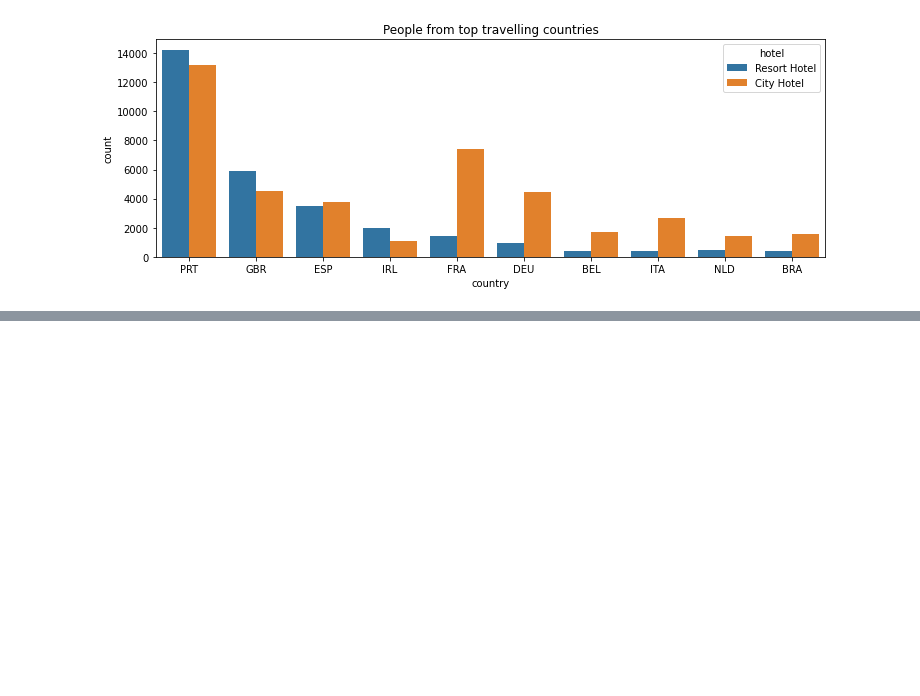
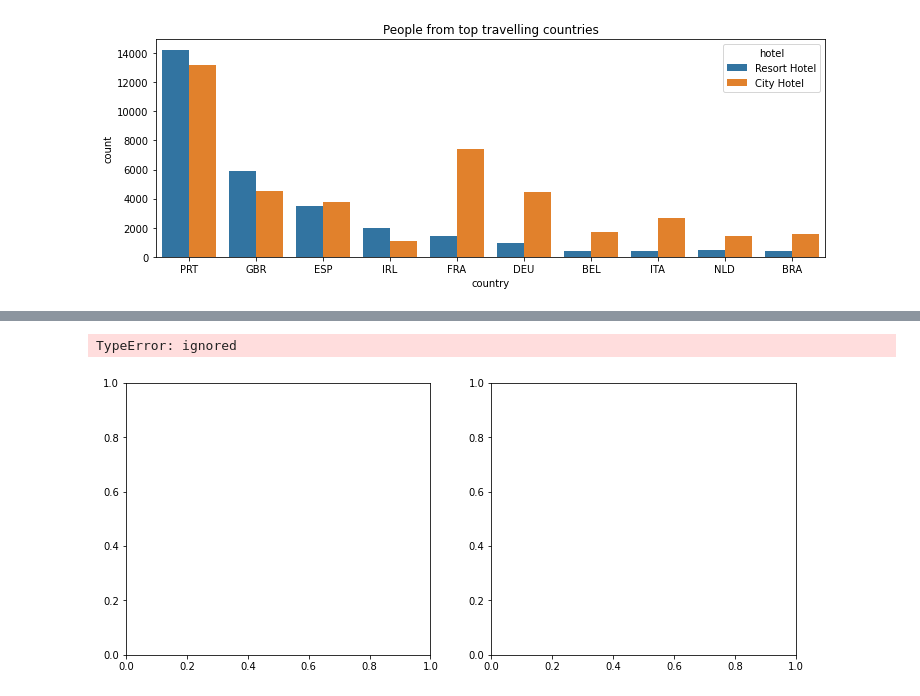
Before and after one commit to Meghanah97/Individual-project-hotel-booking-analysis, a Jupyter notebook: Hotel_Booking_Analysis_Capstone_Project.ipynb, the cells around one changed output, grey strips where cells are left out. Cells and saved outputs as stored; diff of their text form; code cells hidden in the pictures; blank space fills up the shorter version.

```diff
--- a/Hotel_Booking_Analysis_Capstone_Project.ipynb
+++ b/Hotel_Booking_Analysis_Capstone_Project.ipynb
@@ -464,0 +491,46 @@ guest_map.show()
+# %%
+def group_main_categories(df, var, n_categories):
+
+    ''' Groups less frequent categories in an object column from a DataFrame assigning them the value "other"
+    making use of the sort_categories_distrib function.
+
+
+    IMPUTS
+        - df: DataFrame with column to group
+        - var: column to group
+        - n_categories: Threshold. Number of most frequent categories that won't be grouped.
+    '''
+
+    # gets most frequent categories
+    main_categories = sort_categories_distrib(df, var).head(n_categories).index
+
+    # groups categories if they are not among the most frequent ones
+    return [categorie if categorie in main_categories else "other" for categorie in df[var]]
+# %%
+Hotel_df['country_grouped'] = group_main_categories(Hotel_df, "country", 7)
+# %%
+
+# bar plot for country of origin
+
+fig, ax = plt.subplots(1, 2, figsize = (12, 5))
+sns.barplot(x = "is_canceled", y = "country_grouped", data = Hotel_df[Hotel_df.hotel == "City Hotel"], color = "#1f77b4",order = ["PRT", "ITA", "IRL", "other", "GBR", "ESP", "FRA", "DEU"],ci = None,alpha = 0.7,ax = ax[0])
+
+# draw bar plot for resort hotel
+sns.barplot(x = "is_canceled", y = "country_grouped", data = Hotel_df[Hotel_df.hotel == "Resort Hotel"], color = "#ff7f0e",order = ["PRT", "ESP", "IRL",  "ITA", "other", "GBR", "FRA", "DEU"],ci = None,alpha = 0.7,ax = ax[1])
+
+
+# formatting
+sns.despine(left = True)
+
+fig.suptitle("Cancelations by country of origin")
+
+ax[0].set(xlabel = "Proportion of bookings canceled", ylabel = None)
+ax[1].set(xlabel = "Proportion of bookings canceled", ylabel = None)
+
+sns.set_palette(["#39A7D0", "#36ADA4"])
+
+# save figure
+fig.savefig("figures/cancelations_country.png")
+# %% [output]
+TypeError: ignored
+[figure, added]
```
Also changed, not shown: parts of 1 cell of this notebook.
